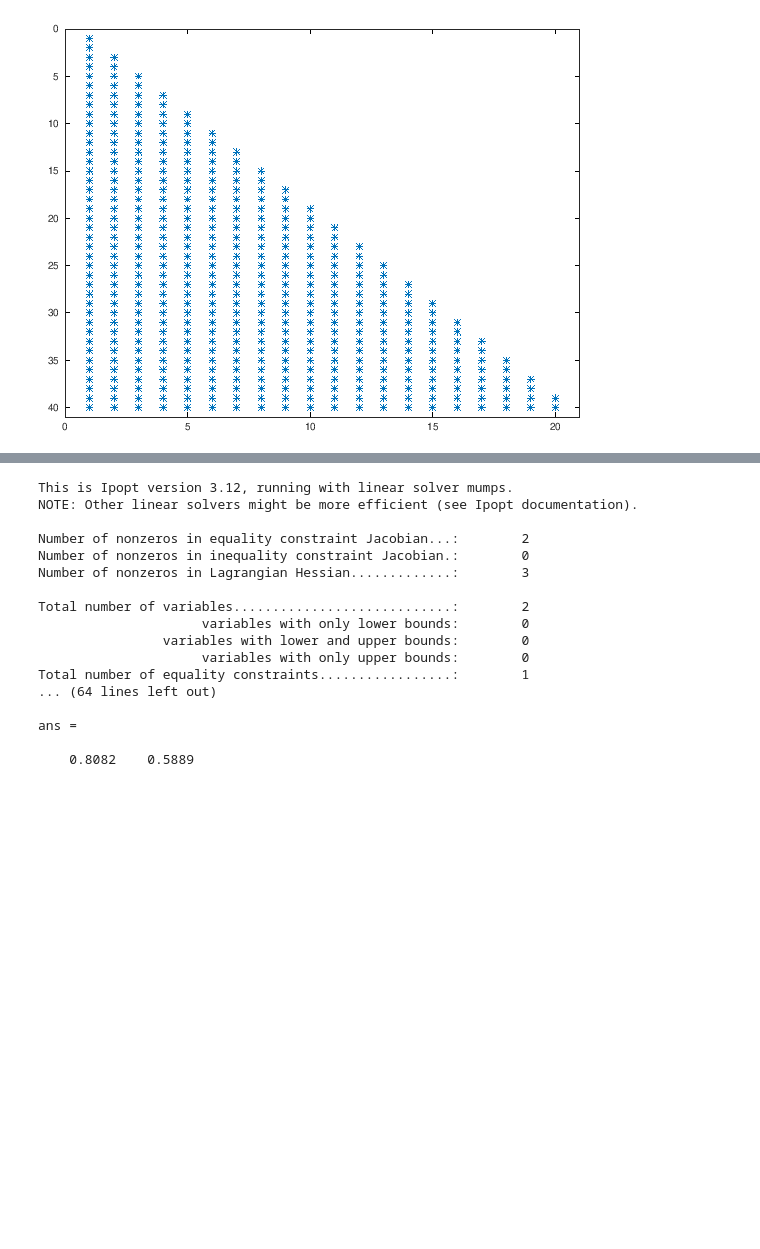
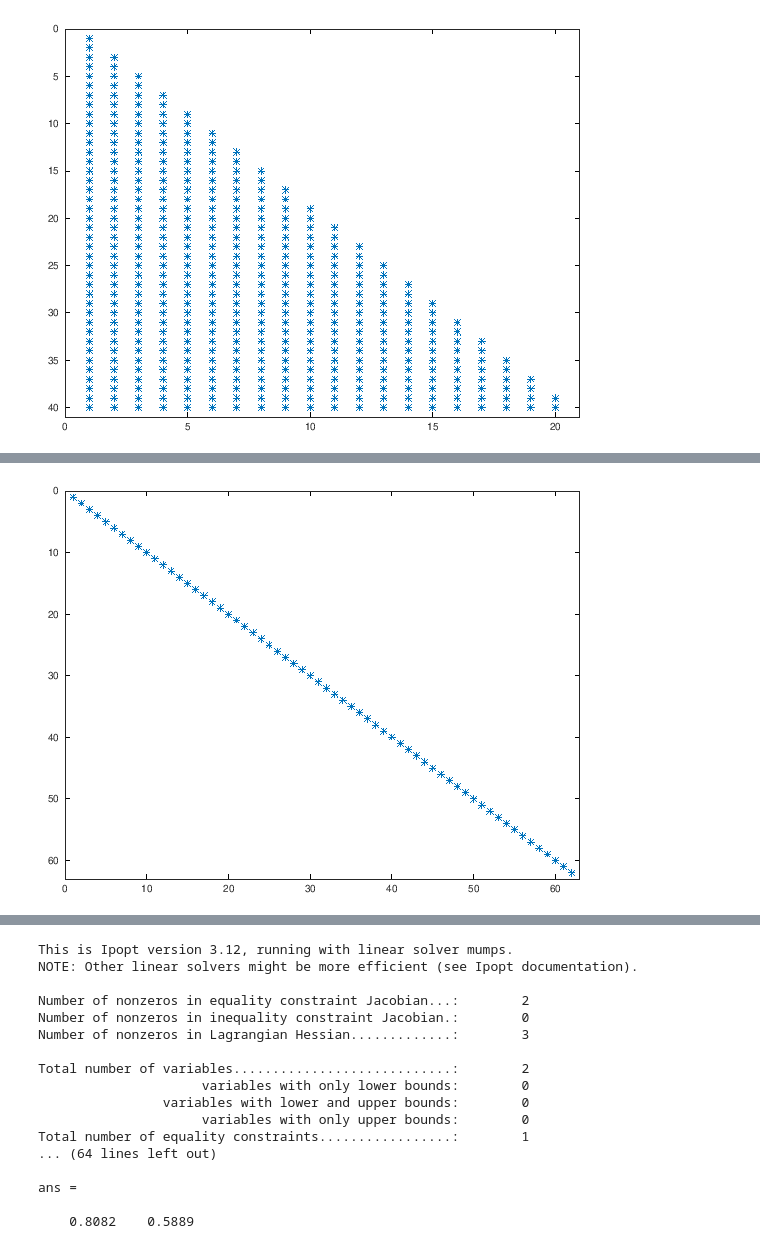
Before and after one commit to jgillis/blux_presentation, a Jupyter notebook: index.ipynb, the cells around one changed output, grey strips where cells are left out. Cells and saved outputs as stored; diff of their text form; code cells hidden in the pictures; blank space fills up the shorter version.

```diff
--- a/index.ipynb
+++ b/index.ipynb
@@ -195,3 +194,7 @@ spy(jacobian(opti.g,opti.x));
+# %%
+spy(hessian(opti.f,opti.x));
+# %% [output]
+[figure, added]
 # %%
 % Recent advance 1: From Opti (NLP modeling) interface to CasADi Functions
 MPC_step = opti.to_function('MPC_step',{p},{u(:,1)});
```
Also changed, not shown: parts of 9 cells of this notebook.
